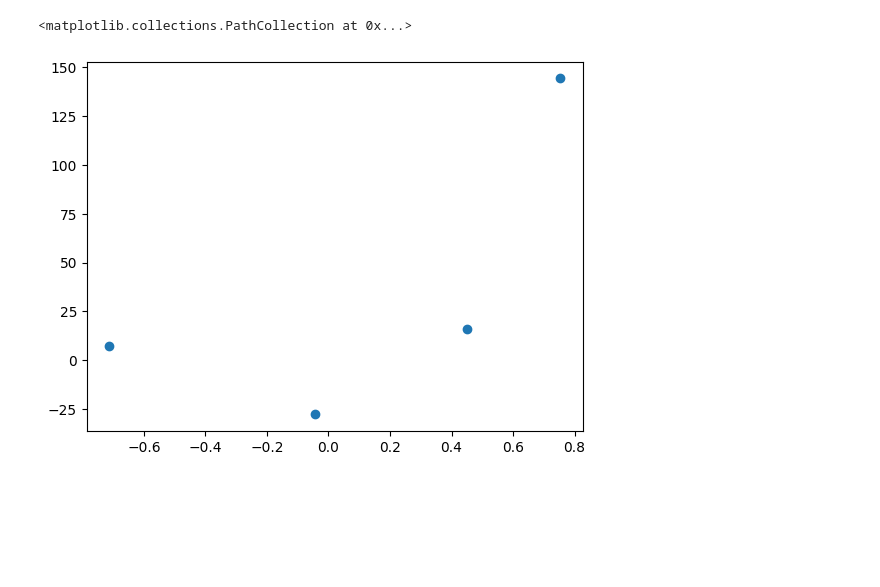
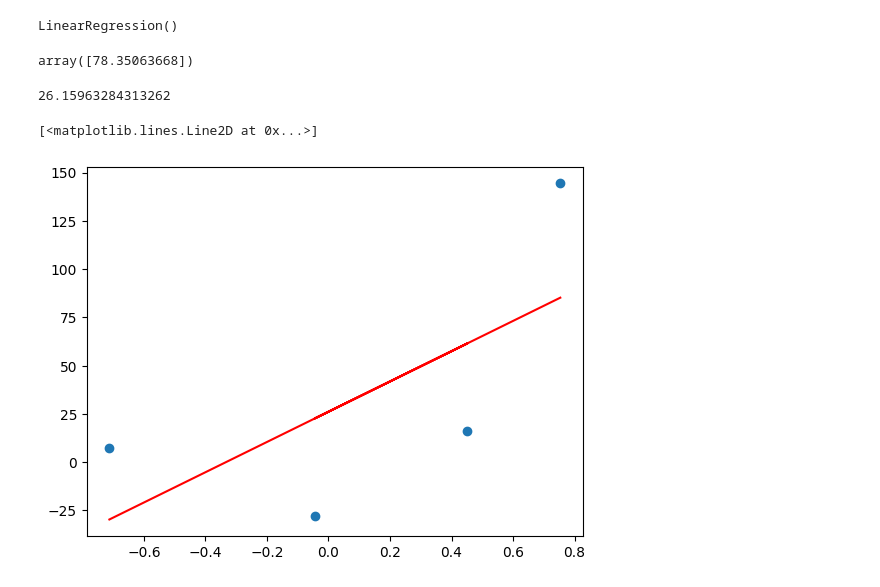
Before and after one commit to Apurba1903/Machine_Learning, a Jupyter notebook: Gradient Descent/gradient_descent_step_by_step.ipynb, the cells around one changed output. Drawn from its saved outputs; the diff is of its cells as text; code cells hidden in the pictures; blank space fills up the shorter version.

```diff
--- a/Gradient Descent/gradient_descent_step_by_step.ipynb
+++ b/Gradient Descent/gradient_descent_step_by_step.ipynb
@@ -7,5 +15,19 @@ X, y = make_regression(n_samples = 4, n_features = 1, n_informative = 1, n_targe
+# %%
+reg = LinearRegression()
+reg.fit(X,y)
+# %% [output]
+LinearRegression()
+# %%
+reg.coef_
+# %% [output]
+array([78.35063668])
+# %%
+reg.intercept_
+# %% [output]
+26.15963284313262
 # %%
-plt.scatter(X, y)
+plt.scatter(X,y)
+plt.plot(X,reg.predict(X),color='red')
 # %% [output]
-<matplotlib.collections.PathCollection at 0x...>
+[<matplotlib.lines.Line2D at 0x...>]
-[figure, old version]
+[figure, new version]
```
Also changed, not shown: parts of 19 cells of this notebook.
